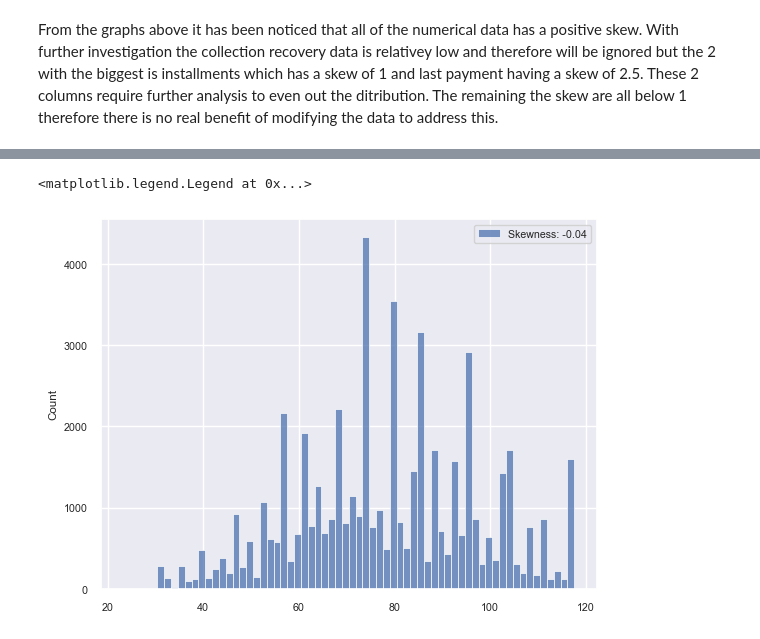
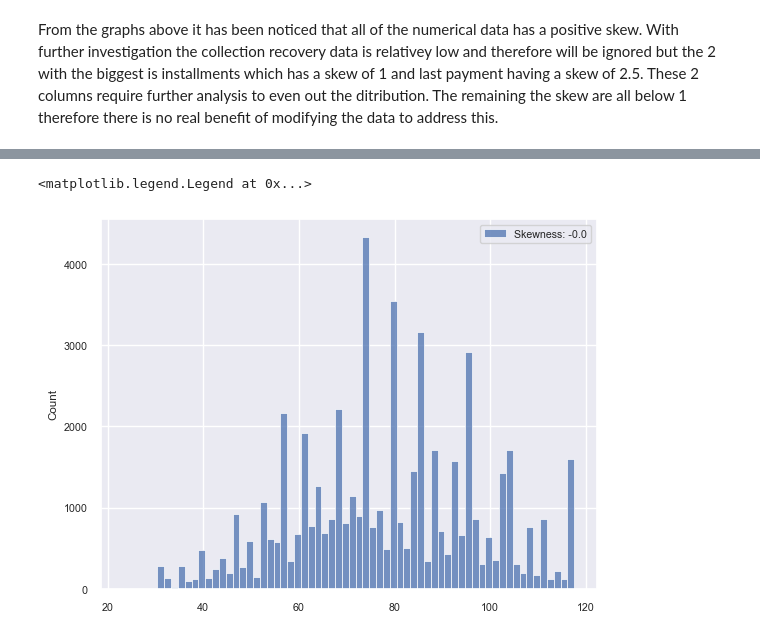
Before and after one commit to c2995509/EDA, a Jupyter notebook: data_analyse.ipynb, the cells around one changed output, grey strips where cells are left out. Drawn from its saved outputs; the diff is of its cells as text; code cells hidden in the pictures.

```diff
--- a/data_analyse.ipynb
+++ b/data_analyse.ipynb
@@ -197,11 +200,11 @@ df[['loan_amount','funded_amount_inv']].describe().round(2)
 # %%
 
 boxcox_loan = df["loan_amount"]
 boxcox_loan= stats.boxcox(boxcox_loan)
 boxcox_loan= pd.Series(boxcox_loan[0])
-t=sns.histplot(boxcox_loan,label="Skewness: %.2f"%(boxcox_loan.skew()) )
+t=sns.histplot(boxcox_loan,label="Skewness: %.1f"%(boxcox_loan.skew()) )
 t.legend()
 # %% [output]
 <matplotlib.legend.Legend at 0x...>
-[figure, old version]
+[figure, new version]
 # %%
```
Also changed, not shown: parts of 15 cells of this notebook, 5 other files.
